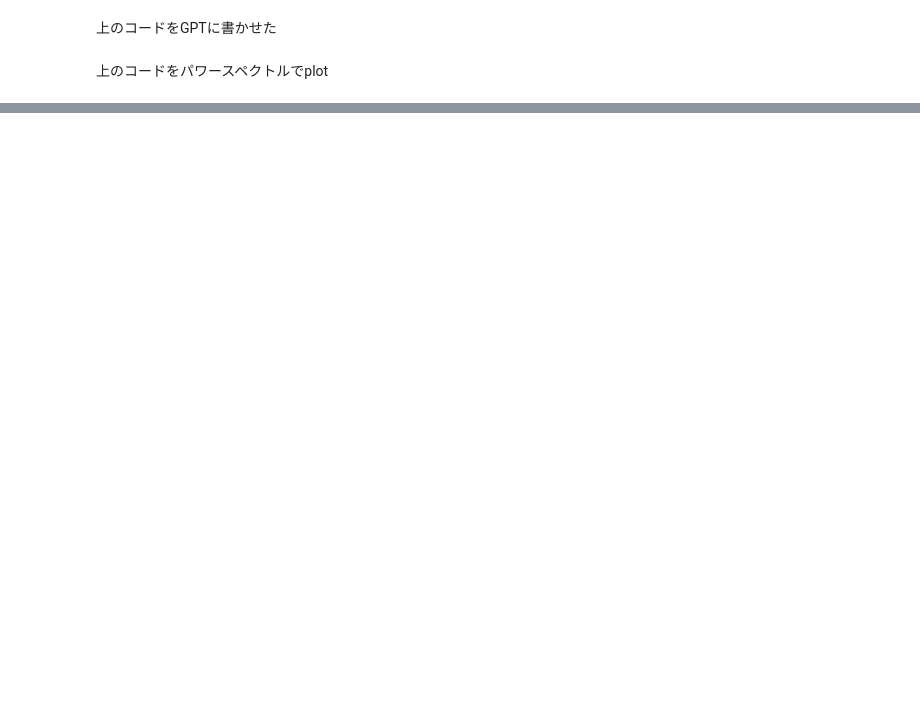
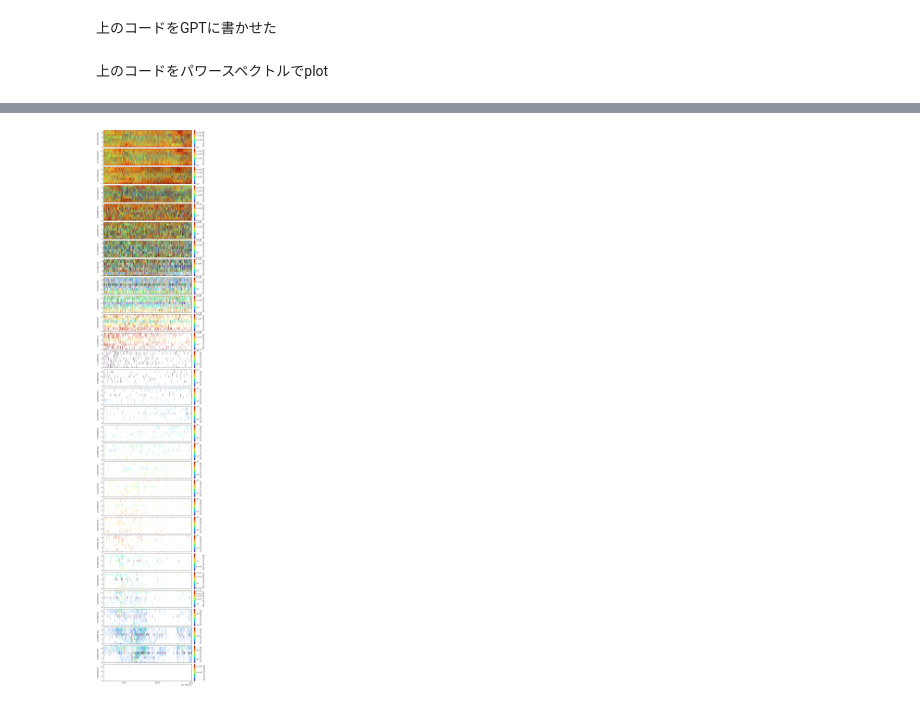
Before and after one commit to santanka/wpia_erg, a Jupyter notebook: WPIA_test/Test.ipynb, the cells around one changed output, grey strips where cells are left out. Saved outputs shown, nothing was run; the diff lists cells and outputs as text; code cells hidden in the pictures; blank space fills up the shorter version.

Commit message:
Test.ipynbでLEP-i 3dfluxデータをenergy timestepごとの値に焼き直すコードを作成

```diff
--- a/WPIA_test/Test.ipynb
+++ b/WPIA_test/Test.ipynb
@@ -514,0 +807,17 @@ pt.tplot(['erg_mag_fac_x_norm_dpwrspc',
+# %%
+import stpp_tplot
+
+for energy_i in range(energy_num):
+    stpp_tplot.store_data(f'erg_lepi_l2_3dflux_FPDU_energy_{energy_i}', data={'x': flux_data_arrays[energy_i].time, 'y': flux_data_arrays[energy_i].values, 'v': flux_data_arrays[energy_i].channel})
+    if energy_i >= 0 and energy_i <= 3:
+        stpp_tplot.op(f'erg_lepi_l2_3dflux_FPDU_energy_{energy_i}', spec=1, zlog=1, z_range=[1E5, 5E5], y_range=[0, 7], z_label= '[#/s-cm2-sr-keV/q]', y_label=f'{float(flux_data_arrays[energy_i].energy_keV):2f} keV')
+    elif energy_i >= 4 and energy_i <= 11:
+        stpp_tplot.op(f'erg_lepi_l2_3dflux_FPDU_energy_{energy_i}', spec=1, zlog=1, z_range=[6E4, 3E5], y_range=[0, 7], z_label= '[#/s-cm2-sr-keV/q]', y_label=f'{float(flux_data_arrays[energy_i].energy_keV):2f} keV')
+    elif energy_i >= 12 and energy_i <= 22:
+        stpp_tplot.op(f'erg_lepi_l2_3dflux_FPDU_energy_{energy_i}', spec=1, zlog=1, z_range=[5E5, 1E7], y_range=[0, 7], z_label= '[#/s-cm2-sr-keV/q]', y_label=f'{float(flux_data_arrays[energy_i].energy_keV):2f} keV')
+    else:
+        stpp_tplot.op(f'erg_lepi_l2_3dflux_FPDU_energy_{energy_i}', spec=1, zlog=1, y_range=[0, 7], z_label= '[#/s-cm2-sr-keV/q]', y_label=f'{float(flux_data_arrays[energy_i].energy_keV):2f} keV')
+
+stpp_tplot.mp([f'erg_lepi_l2_3dflux_FPDU_energy_{energy_i}' for energy_i in range(energy_num)])
+# %% [output]
+[figure, added]
```
Also changed, not shown: parts of 13 cells of this notebook, 4 other files.
